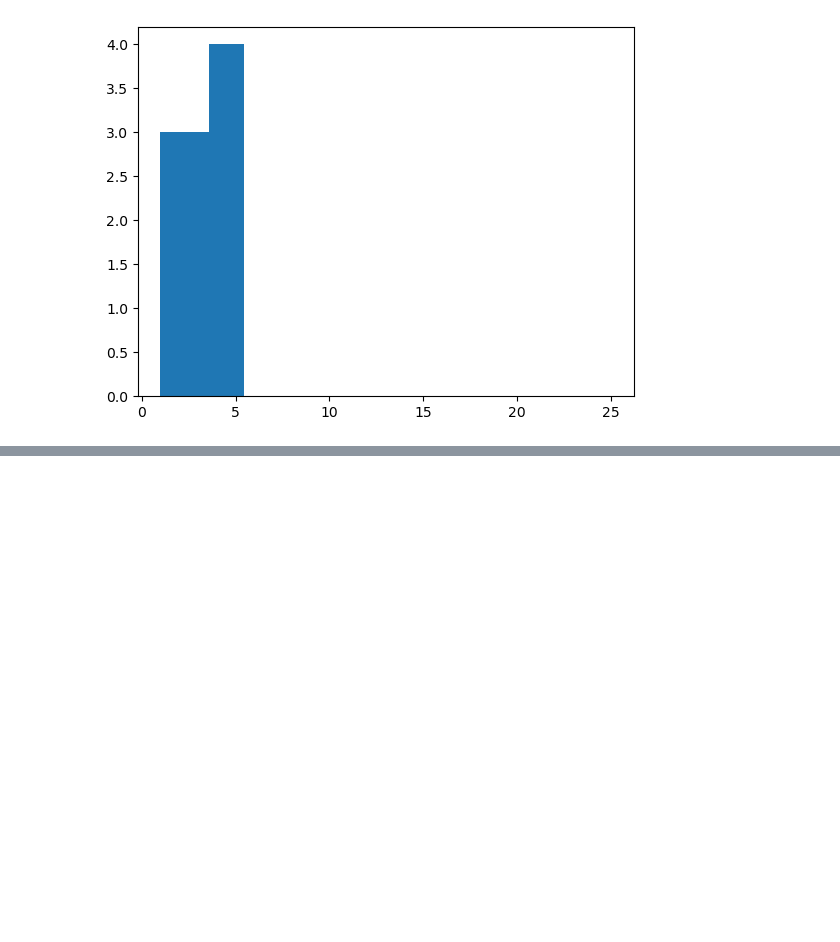
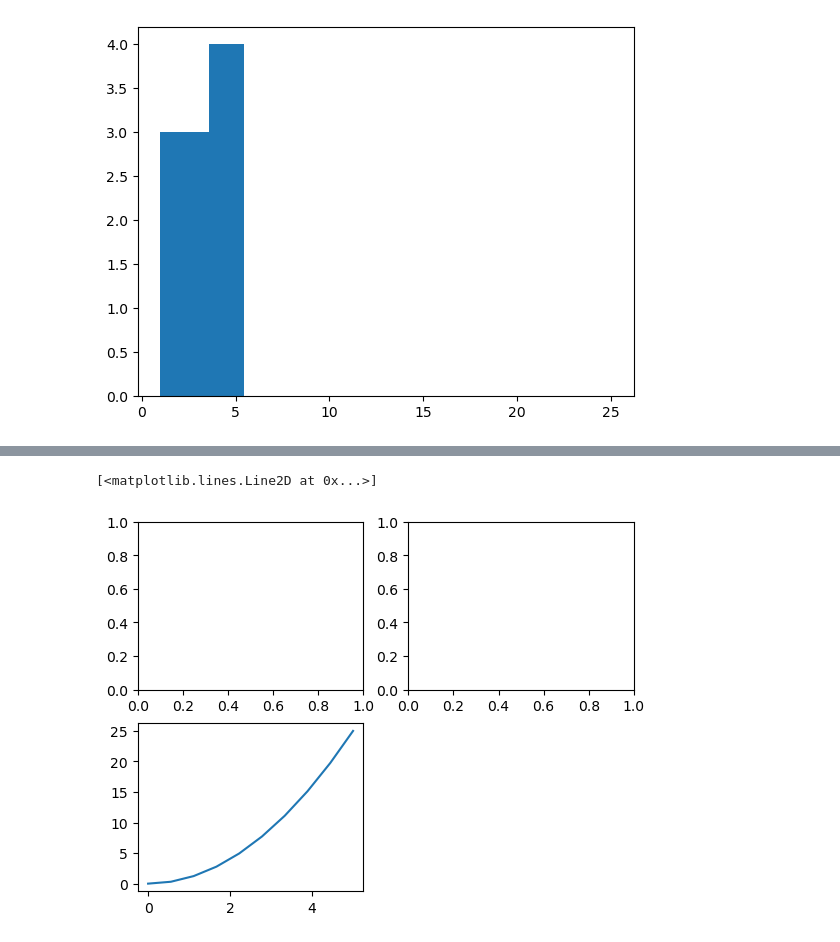
Before and after one commit to debmalya20/-Data-Visualization-, a Jupyter notebook: practice.ipynb, the cells around one changed output, grey strips where cells are left out. Saved outputs shown, nothing was run; the diff lists cells and outputs as text; code cells hidden in the pictures; blank space fills up the shorter version.

```diff
--- a/practice.ipynb
+++ b/practice.ipynb
@@ -51,0 +72,8 @@ plt.hist(x,y)
+# %%
+plt.subplot(2,2,1)
+plt.subplot(2,2,2)
+plt.subplot(2,2,3)
+plt.plot(data,data2)
+# %% [output]
+[<matplotlib.lines.Line2D at 0x...>]
+[figure, added]
```
Also changed, not shown: parts of 12 cells of this notebook, 2 other files.
